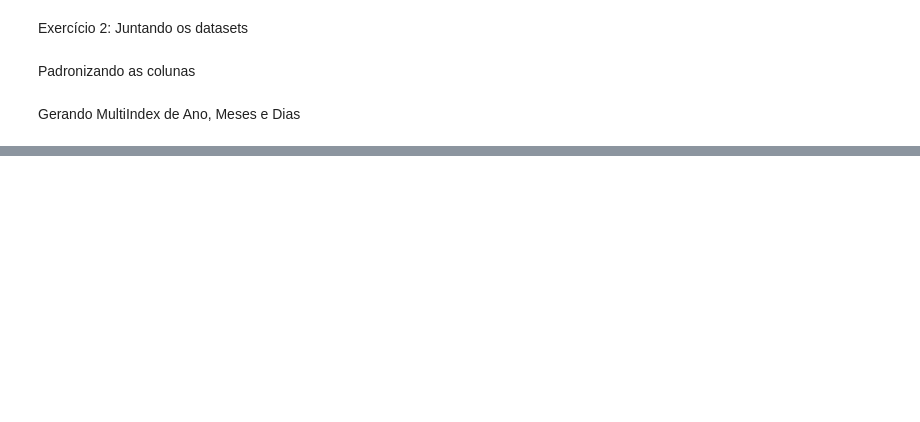
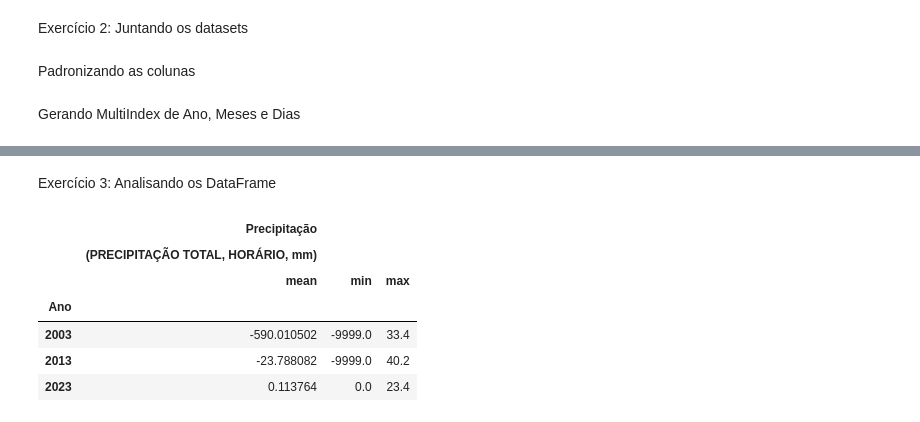
Before and after one commit to AllanaCampos/Python_Basico, a Jupyter notebook: Girleide/P007/Prática7.ipynb, the cells around one changed output, grey strips where cells are left out. Saved outputs shown, nothing was run; the diff lists cells and outputs as text; code cells hidden in the pictures; blank space fills up the shorter version.

```diff
--- a/Girleide/P007/Prática7.ipynb
+++ b/Girleide/P007/Prática7.ipynb
@@ -73,0 +122,12 @@ brasilia
+# %% [markdown]
+Exercício 3: Analisando os DataFrame
+# %%
+brasiliaMindex.groupby("Ano")["Precipitação"].agg(["mean", "min", "max"])
+# %% [output]
+|  | Precipitação |  |  |
+|  | (PRECIPITAÇÃO TOTAL, HORÁRIO, mm) |  |  |
+|  | mean | min | max |
+| Ano |  |  |  |
+| 2003 | -590.010502 | -9999.0 | 33.4 |
+| 2013 | -23.788082 | -9999.0 | 40.2 |
+| 2023 | 0.113764 | 0.0 | 23.4 |
```
Also changed, not shown: parts of 6 cells of this notebook.
